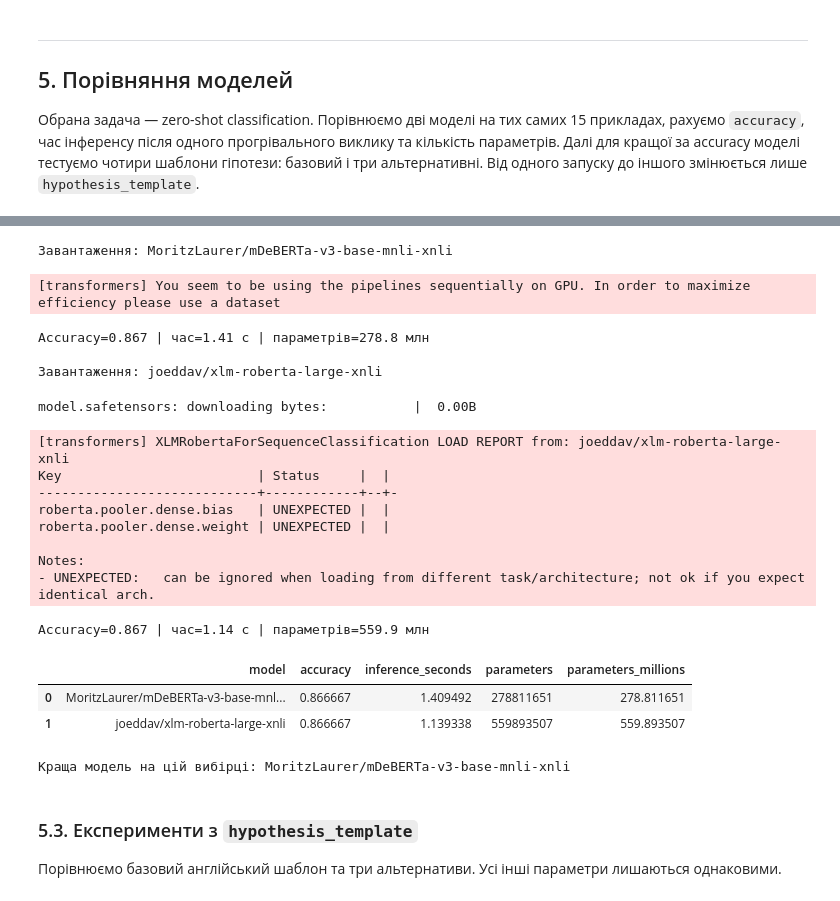
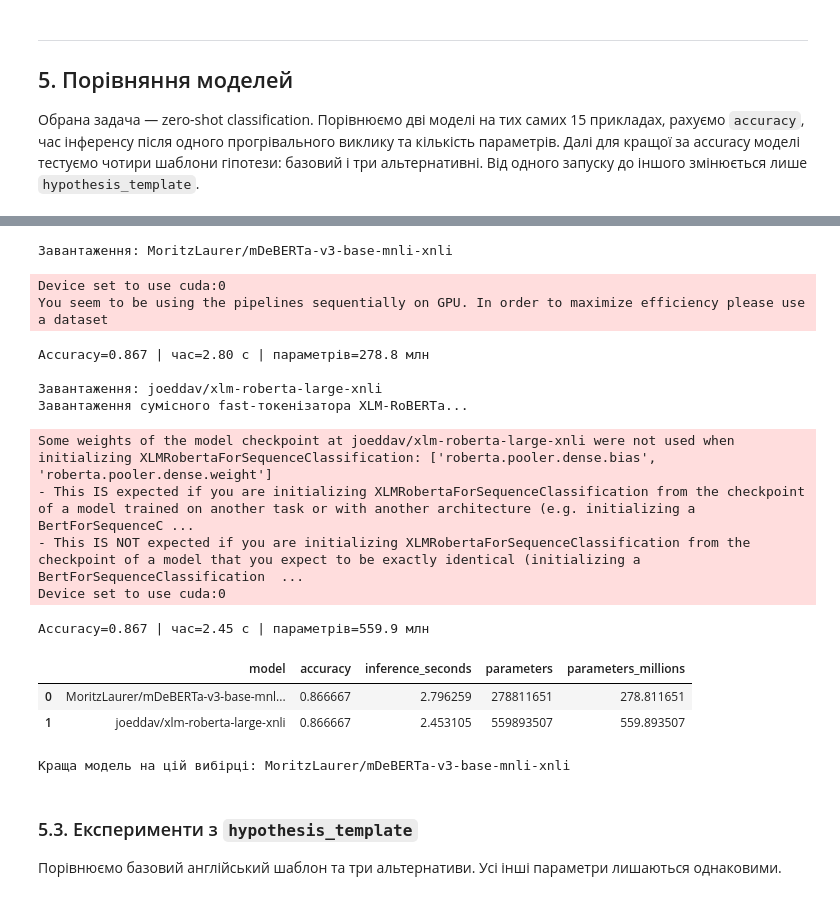
Before and after one commit to cherkavskadasha/ai-labs, a Jupyter notebook: lab3/transformers_task.ipynb, the cells around one changed output, grey strips where cells are left out. Drawn from its saved outputs; the diff is of its cells as text; code cells hidden in the pictures.

```diff
--- a/lab3/transformers_task.ipynb
+++ b/lab3/transformers_task.ipynb
@@ -940,7 +1042,10 @@ import time
 import gc
 import torch
 import pandas as pd
-from transformers import pipeline
+from transformers import pipeline, AutoTokenizer
+
+# Визначаємо пристрій незалежно від попередніх клітинок ноутбука.
+PIPELINE_DEVICE = 0 if torch.cuda.is_available() else -1
 
 texts_eval = [
     "Динамо перемогло Шахтар у фіналі кубка.",
@@ -973,11 +1078,28 @@ model_comparison_rows = []
 
 def evaluate_zero_shot_model(model_name):
     print("\nЗавантаження:", model_name)
+    tokenizer = None
+
+    if model_name == "joeddav/xlm-roberta-large-xnli":
+        print("Завантаження сумісного fast-токенізатора XLM-RoBERTa...")
+        tokenizer = AutoTokenizer.from_pretrained(
+            "FacebookAI/xlm-roberta-large",
+            use_fast=True
+        )
+
     classifier = pipeline(
         "zero-shot-classification",
         model=model_name,
+        tokenizer=tokenizer,
         device=PIPELINE_DEVICE
     )
+
+    # Перевіряємо, що розмір словника токенізатора відповідає моделі.
+    if tokenizer is not None:
+        assert tokenizer.vocab_size == classifier.model.config.vocab_size, (
+            f"Розмір словника токенізатора ({tokenizer.vocab_size}) не збігається "
+            f"з моделлю ({classifier.model.config.vocab_size})."
+        )
 
     # Прогрів: не включаємо перший виклик у вимірювання часу.
     classifier(texts_eval[0], candidate_labels=candidate_labels)
@@ -993,50 +1115,47 @@ def evaluate_zero_shot_model(model_name):
         references=true_labels
     )["accuracy"]
     parameter_count = sum(parameter.numel() for parameter in classifier.model.parameters())
 
     row = {
         "model": model_name,
         "accuracy": float(accuracy),
         "inference_seconds": float(elapsed),
         "parameters": int(parameter_count),
         "parameters_millions": parameter_count / 1e6
     }
     print(f"Accuracy={accuracy:.3f} | час={elapsed:.2f} с | параметрів={parameter_count / 1e6:.1f} млн")
 
-    del classifier
+    del classifier, tokenizer
     gc.collect()
     if torch.cuda.is_available():
         torch.cuda.empty_cache()
     return row
 
 for model_name in MODEL_NAMES:
     model_comparison_rows.append(evaluate_zero_shot_model(model_name))
 
 model_comparison_df = pd.DataFrame(model_comparison_rows)
 display(model_comparison_df)
 
 best_model_name = max(model_comparison_rows, key=lambda row: row["accuracy"])["model"]
 print("Краща модель на цій вибірці:", best_model_name)
 # %% [output]
 Завантаження: MoritzLaurer/mDeBERTa-v3-base-mnli-xnli
-[transformers] You seem to be using the pipelines sequentially on GPU. In order to maximize efficiency please use a dataset
+Device set to use cuda:0
+You seem to be using the pipelines sequentially on GPU. In order to maximize efficiency please use a dataset
-Accuracy=0.867 | час=1.41 с | параметрів=278.8 млн
+Accuracy=0.867 | час=2.80 с | параметрів=278.8 млн
 
 Завантаження: joeddav/xlm-roberta-large-xnli
+Завантаження сумісного fast-токенізатора XLM-RoBERTa...
-model.safetensors: downloading bytes:           |  0.00B
+Some weights of the model checkpoint at joeddav/xlm-roberta-large-xnli were not used when initializing XLMRobertaForSequenceClassification: ['roberta.pooler.dense.bias', 'roberta.pooler.dense.weight']
+- This IS expected if you are initializing XLMRobertaForSequenceClassification from the checkpoint of a model trained on another task or with another architecture (e.g. initializing a BertForSequenceC ...
+- This IS NOT expected if you are initializing XLMRobertaForSequenceClassification from the checkpoint of a model that you expect to be exactly identical (initializing a BertForSequenceClassification  ...
+Device set to use cuda:0
-[transformers] XLMRobertaForSequenceClassification LOAD REPORT from: joeddav/xlm-roberta-large-xnli
-Key                         | Status     |  |
-----------------------------+------------+--+-
-roberta.pooler.dense.bias   | UNEXPECTED |  |
-roberta.pooler.dense.weight | UNEXPECTED |  |
-
-Notes:
-- UNEXPECTED:   can be ignored when loading from different task/architecture; not ok if you expect identical arch.
+Accuracy=0.867 | час=2.45 с | параметрів=559.9 млн
+|  | model | accuracy | inference_seconds | parameters | parameters_millions |
+| 0 | MoritzLaurer/mDeBERTa-v3-base-mnl... | 0.866667 | 2.796259 | 278811651 | 278.811651 |
+| 1 | joeddav/xlm-roberta-large-xnli | 0.866667 | 2.453105 | 559893507 | 559.893507 |
-Accuracy=0.867 | час=1.14 с | параметрів=559.9 млн
+Краща модель на цій вибірці: MoritzLaurer/mDeBERTa-v3-base-mnli-xnli
-|  | model | accuracy | inference_seconds | parameters | parameters_millions |
-| 0 | MoritzLaurer/mDeBERTa-v3-base-mnl... | 0.866667 | 1.409492 | 278811651 | 278.811651 |
-| 1 | joeddav/xlm-roberta-large-xnli | 0.866667 | 1.139338 | 559893507 | 559.893507 |
-Краща модель на цій вибірці: MoritzLaurer/mDeBERTa-v3-base-mnli-xnli
 # %% [markdown]
 ### 5.3. Експерименти з `hypothesis_template`
 
```
Also changed, not shown: parts of 20 cells of this notebook.
